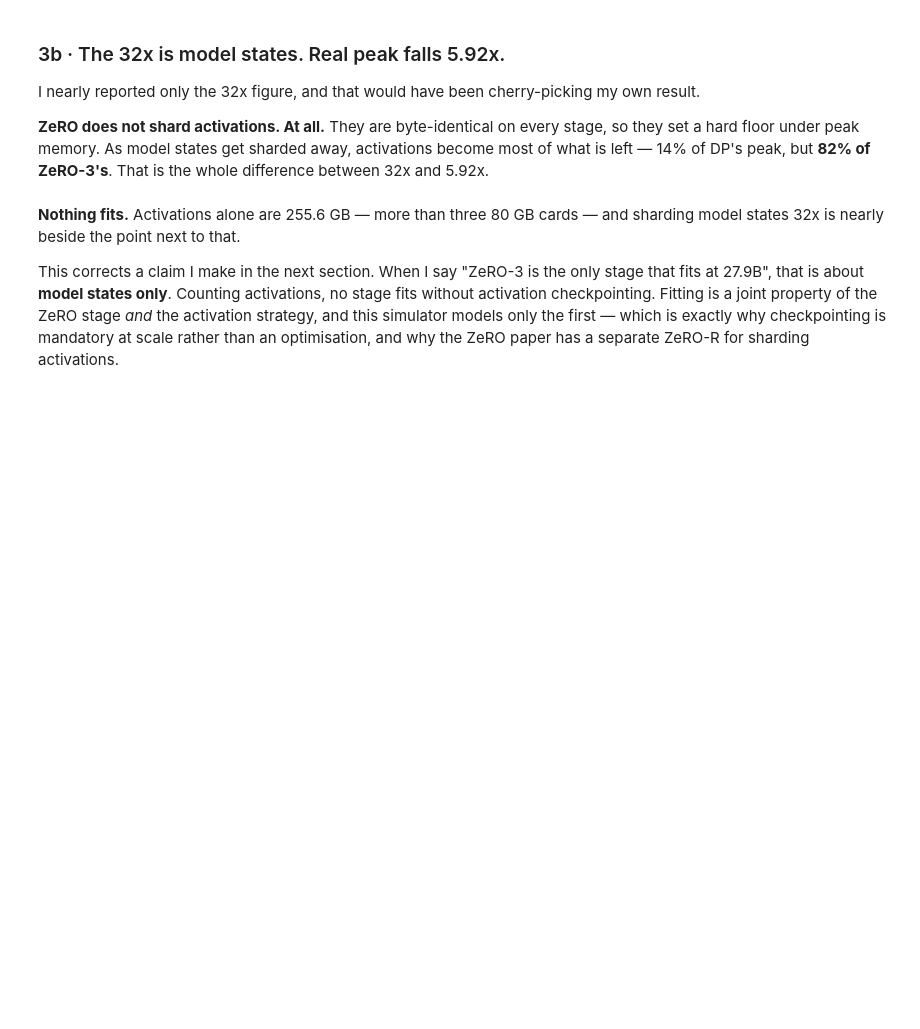
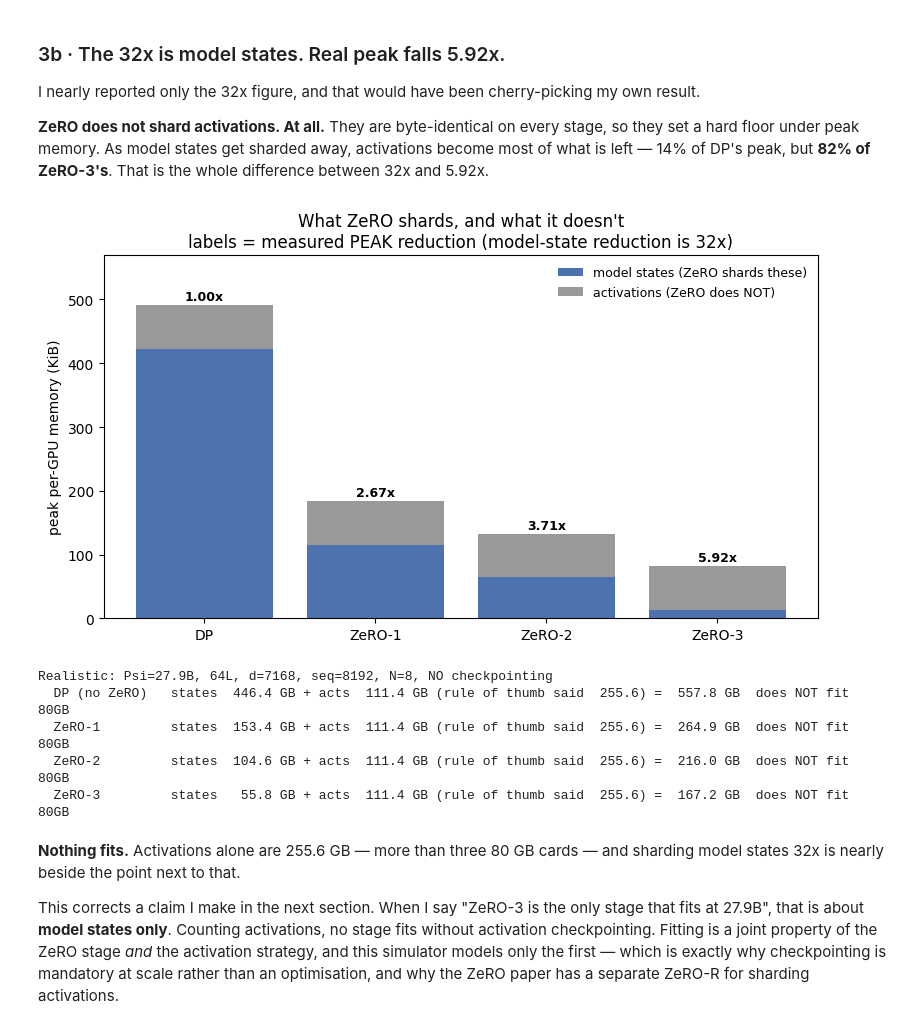
Before and after one commit to rjvim/era-v5-session12-zero-simulator, a Jupyter notebook: notebook.ipynb, the cells around one changed output. Saved outputs shown, nothing was run; the diff lists cells and outputs as text; code cells hidden in the pictures; blank space fills up the shorter version.

```diff
--- a/notebook.ipynb
+++ b/notebook.ipynb
@@ -197,18 +234,26 @@ of ZeRO-3's**. That is the whole difference between 32x and 5.92x.
 # %%
 import json
 floor = json.load(open('artifacts/exp10_activation_floor.json'))
 fig, ax = plt.subplots(figsize=(8, 4.6))
 plots.fig_activation_floor(floor['toy'], ax=ax)
 plt.tight_layout(); plt.show()
 
 print()
 print('Realistic: Psi=27.9B, 64L, d=7168, seq=8192, N=8, NO checkpointing')
 for s in '0123':
     v = floor['realistic'][s]
     print(f"  {STAGE_NAME[int(s)]:14s} states {v['model_state_gb']:>6.1f} GB "
-          f"+ acts {v['activation_gb_no_checkpointing']:>6.1f} GB "
+          f"+ acts {v['activation_gb_corrected']:>6.1f} GB "
+          f"(rule of thumb said {v['activation_gb_rule_of_thumb']:>6.1f}) "
           f"= {v['total_gb']:>6.1f} GB  "
-          f"{'FITS' if v['total_gb'] <= 80 else 'does NOT fit 80GB'}")
+          f"{'FITS' if v['fits_80gb'] else 'does NOT fit 80GB'}")
+# %% [output]
+[figure, added]
+Realistic: Psi=27.9B, 64L, d=7168, seq=8192, N=8, NO checkpointing
+  DP (no ZeRO)   states  446.4 GB + acts  111.4 GB (rule of thumb said  255.6) =  557.8 GB  does NOT fit 80GB
+  ZeRO-1         states  153.4 GB + acts  111.4 GB (rule of thumb said  255.6) =  264.9 GB  does NOT fit 80GB
+  ZeRO-2         states  104.6 GB + acts  111.4 GB (rule of thumb said  255.6) =  216.0 GB  does NOT fit 80GB
+  ZeRO-3         states   55.8 GB + acts  111.4 GB (rule of thumb said  255.6) =  167.2 GB  does NOT fit 80GB
 # %% [markdown]
 **Nothing fits.** Activations alone are 255.6 GB — more than three 80 GB cards
 — and sharding model states 32x is nearly beside the point next to that.
```
Also changed, not shown: parts of 20 cells of this notebook, 2 other files.
